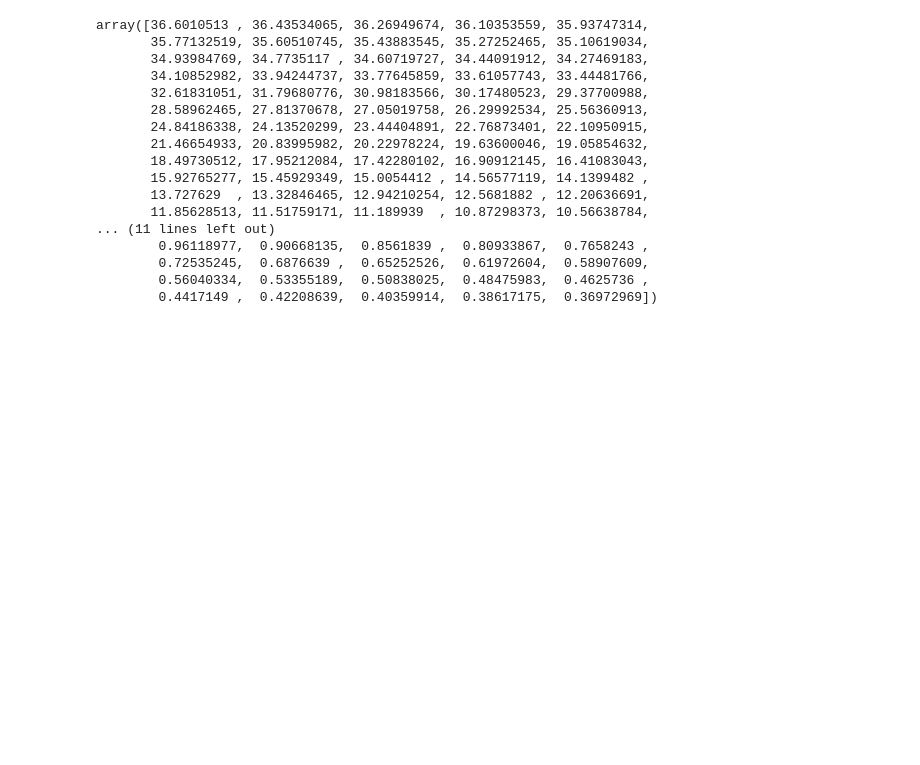
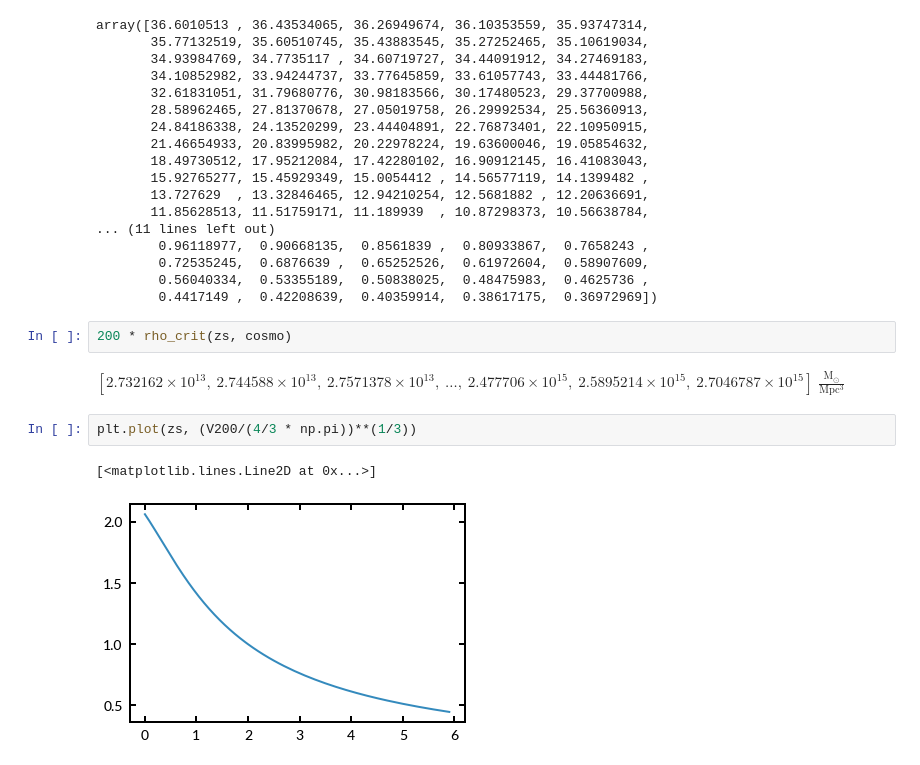
Before and after one commit to boada/planckClusters, a Jupyter notebook: analysis_ir/notebooks/05. Make real models.ipynb, the cells around one changed output. Cells and saved outputs as stored; diff of their text form; blank space fills up the shorter version.

```diff
--- a/analysis_ir/notebooks/05. Make real models.ipynb
+++ b/analysis_ir/notebooks/05. Make real models.ipynb
@@ -356,3 +356,12 @@ array([36.6010513 , 36.43534065, 36.26949674, 36.10353559, 35.93747314,
         0.72535245,  0.6876639 ,  0.65252526,  0.61972604,  0.58907609,
         0.56040334,  0.53355189,  0.50838025,  0.48475983,  0.4625736 ,
         0.4417149 ,  0.42208639,  0.40359914,  0.38617175,  0.36972969])
+# %%
+200 * rho_crit(zs, cosmo)
+# %% [output]
+$[2.732162 \times 10^{13},~2.744588 \times 10^{13},~2.7571378 \times 10^{13},~\dots,~2.477706 \times 10^{15},~2.5895214 \times 10^{15},~2.7046787 \times 10^{15}] \; \mathrm{\frac{M_{\odot}}{Mpc^{3}}}$
+# %%
+plt.plot(zs, (V200/(4/3 * np.pi))**(1/3))
+# %% [output]
+[<matplotlib.lines.Line2D at 0x...>]
+[figure, added]
```
Also changed, not shown: parts of 1 cell of this notebook, 2 other files.
